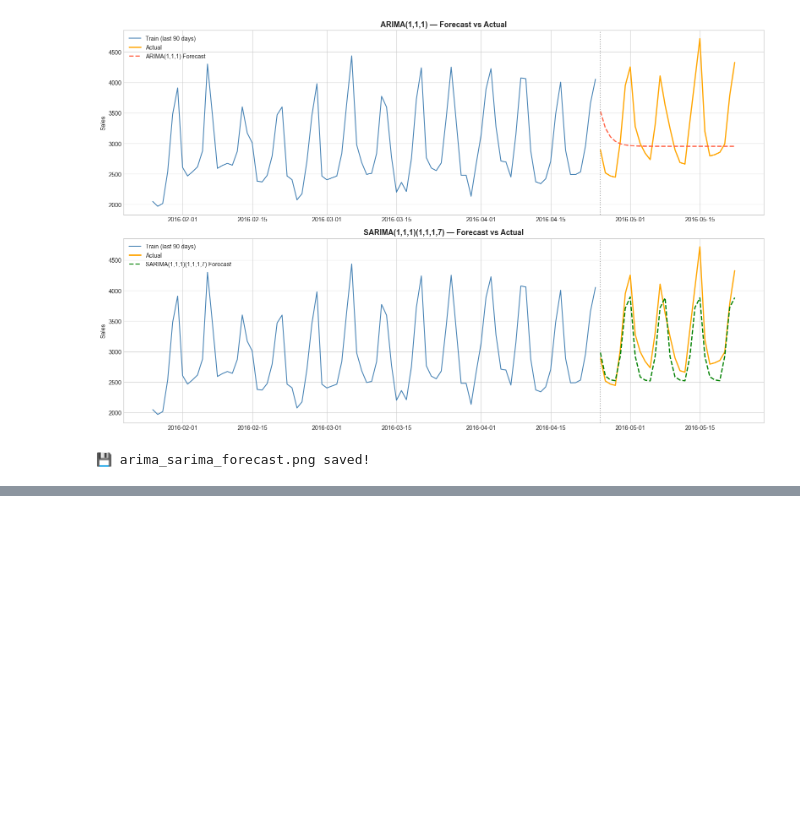
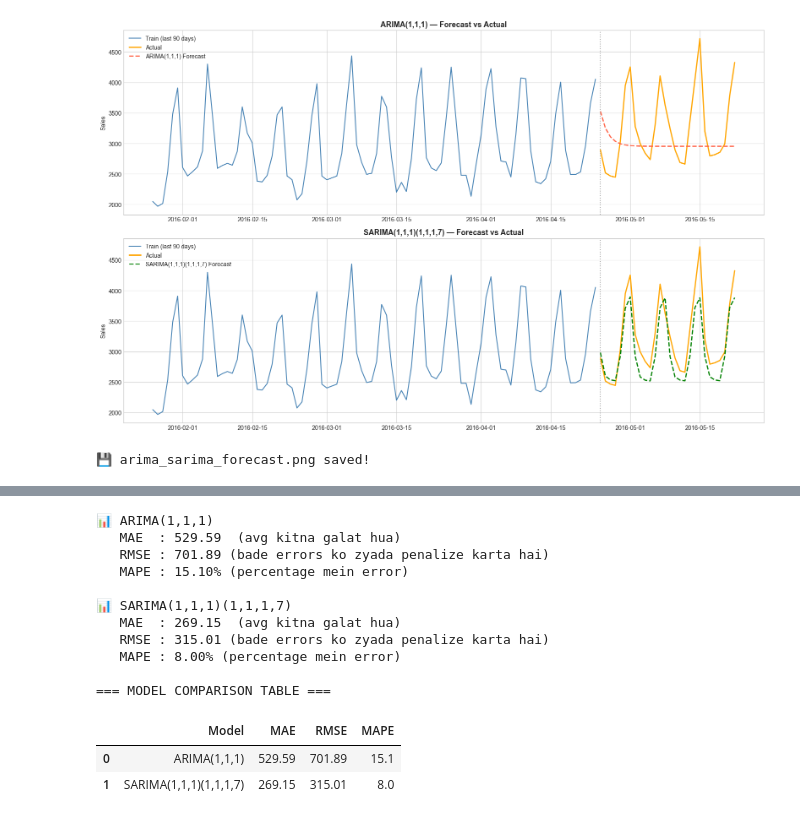
Before and after one commit to chashak20/demand-forecasting-project, a Jupyter notebook: Untitled.ipynb, the cells around one changed output, grey strips where cells are left out. Drawn from its saved outputs; the diff is of its cells as text; code cells hidden in the pictures; blank space fills up the shorter version.

```diff
--- a/Untitled.ipynb
+++ b/Untitled.ipynb
@@ -526,0 +512,36 @@ To https://github.com/chashak20/demand-forecasting-project.git
+# %%
+actual = test['sales'].values
+
+def evaluate(actual, predicted, model_name):
+    mae  = mean_absolute_error(actual, predicted)
+    rmse = np.sqrt(mean_squared_error(actual, predicted))
+    mape = np.mean(np.abs((actual - predicted) / actual)) * 100
+    print(f'📊 {model_name}')
+    print(f'   MAE  : {mae:.2f}  (avg kitna galat hua)')
+    print(f'   RMSE : {rmse:.2f} (bade errors ko zyada penalize karta hai)')
+    print(f'   MAPE : {mape:.2f}% (percentage mein error)')
+    print()
+    return {'Model': model_name, 'MAE': round(mae,2), 'RMSE': round(rmse,2), 'MAPE': round(mape,2)}
+
+results = []
+results.append(evaluate(actual, arima_forecast.values,  'ARIMA(1,1,1)'))
+results.append(evaluate(actual, sarima_forecast.values, 'SARIMA(1,1,1)(1,1,1,7)'))
+
+results_df = pd.DataFrame(results)
+print('=== MODEL COMPARISON TABLE ===')
+results_df
+# %% [output]
+📊 ARIMA(1,1,1)
+   MAE  : 529.59  (avg kitna galat hua)
+   RMSE : 701.89 (bade errors ko zyada penalize karta hai)
+   MAPE : 15.10% (percentage mein error)
+
+📊 SARIMA(1,1,1)(1,1,1,7)
+   MAE  : 269.15  (avg kitna galat hua)
+   RMSE : 315.01 (bade errors ko zyada penalize karta hai)
+   MAPE : 8.00% (percentage mein error)
+
+=== MODEL COMPARISON TABLE ===
+|  | Model | MAE | RMSE | MAPE |
+| 0 | ARIMA(1,1,1) | 529.59 | 701.89 | 15.1 |
+| 1 | SARIMA(1,1,1)(1,1,1,7) | 269.15 | 315.01 | 8.0 |
```
Also changed, not shown: parts of 7 cells of this notebook, 1 other file.
